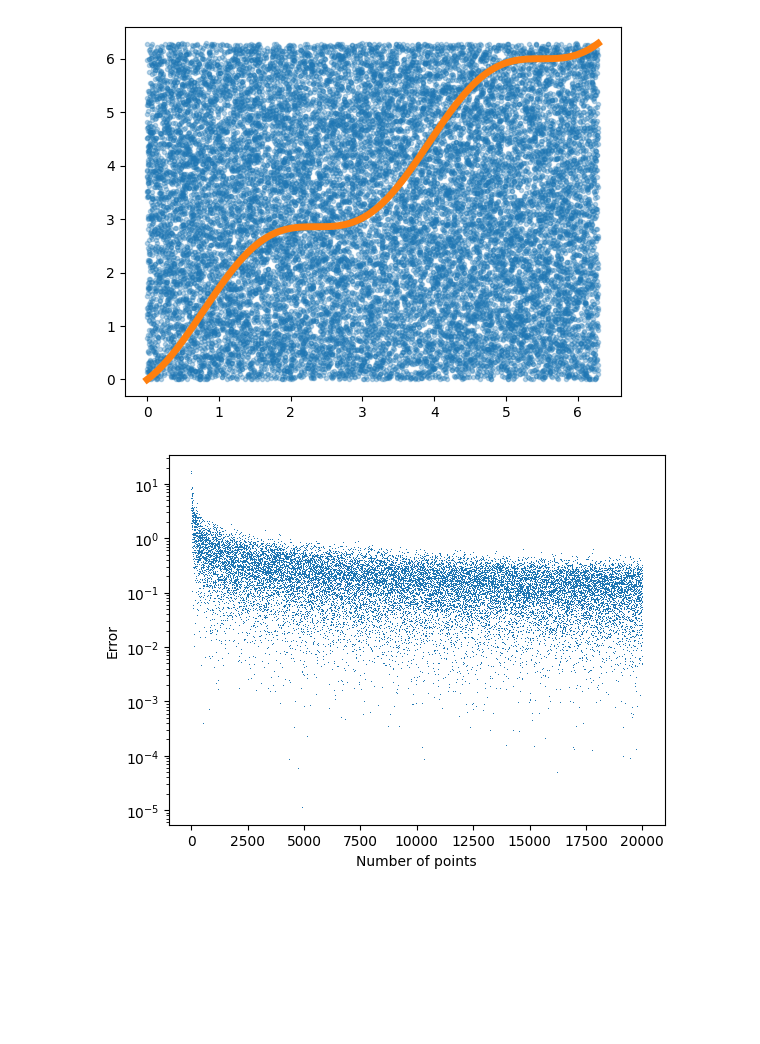
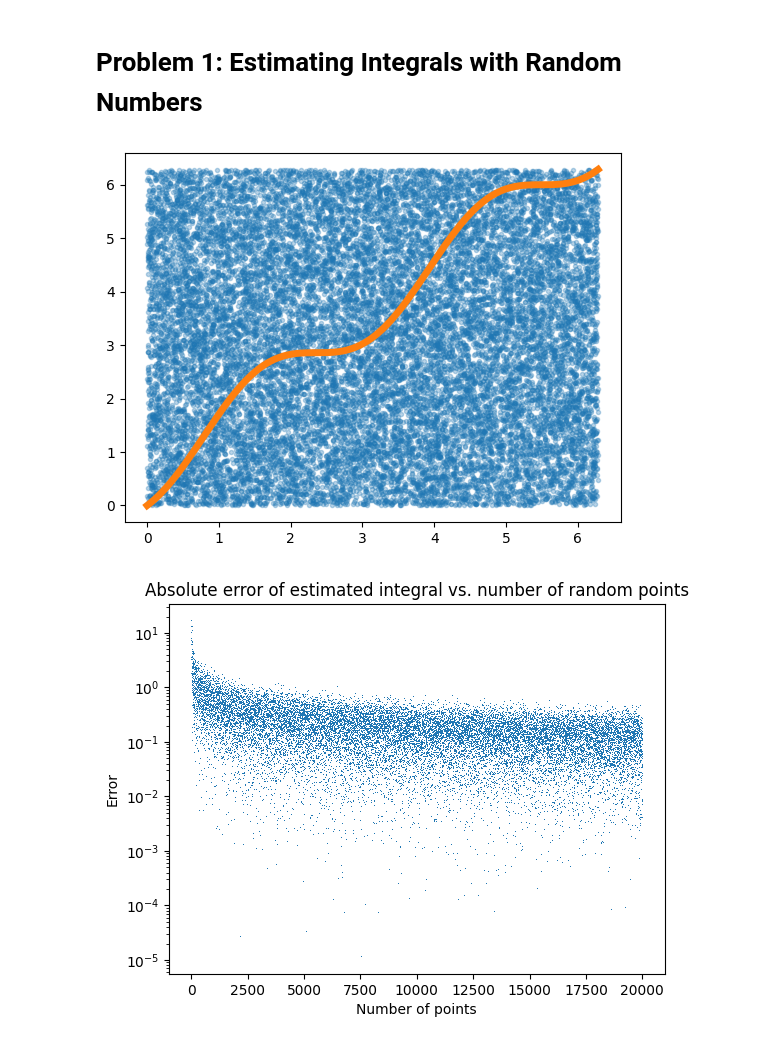
Before and after one commit to csch7/Computational-Physics, a Jupyter notebook: Homework-03.ipynb, the cells around one changed output. Drawn from its saved outputs; the diff is of its cells as text; code cells hidden in the pictures; blank space fills up the shorter version.

```diff
--- a/Homework-03.ipynb
+++ b/Homework-03.ipynb
@@ -1,5 +1,7 @@
 # %% [markdown]
 <a href="https://colab.research.google.com/github/csch7/Computational-Physics/blob/main/Homework-03.ipynb" target="_parent"><img src="https://colab.research.google.com/assets/colab-badge.svg" alt="Open In Colab"/></a>
+# %% [markdown]
+# **Problem 1: Estimating Integrals with Random Numbers**
 # %%
 import numpy as np
 import matplotlib.pyplot as plt
@@ -10,31 +14,36 @@ def f(x):
 def int_f(x):
   return x**2/2+x/2-0.25*np.sin(2*x)
 # %%
-X = np.linspace(0, 2*np.pi, 2000)
-
-n_rand = 20000
-
-ran = max(f(X))-min(f(X))
-
+X = np.linspace(0, 2*np.pi, 2000) # Define x-values
+ran = max(f(X))-min(f(X)) # Range of y-values
 Xs, Ys = None, None
 
+n_rand = 20000 # Upper limit of number of random points
+
 errs = []
-act = int_f(2*np.pi)-int_f(0)
+
+act = int_f(2*np.pi)-int_f(0) # Actual value
 
 for nr in range(1,n_rand):
+  # Get random points within box
   Xs = np.random.random(nr)*2*np.pi
   Ys = np.random.random(nr)*ran+min(f(X))
+
+  # Add error from these points to the array
   errs.append(abs(len(f(Xs)[f(Xs) >= Ys])/nr*(ran*2*np.pi)-act))
 
+# Plot the function vs. the maximum points
 plt.plot(Xs, Ys, '.', alpha=0.3)
 plt.plot(X, f(X), linewidth = 5)
 plt.show()
 
+# Plot the error vs. number of points
 plt.plot(np.arange(1,n_rand), errs, ',')
+plt.title("Absolute error of estimated integral vs. number of random points")
 plt.ylabel("Error")
 plt.xlabel("Number of points")
 plt.yscale('log')
 plt.show()
 # %% [output]
-[figure, old version]
+[figure, new version]
-[figure, old version]
+[figure, new version]
```
Also changed, not shown: parts of 7 cells of this notebook.
